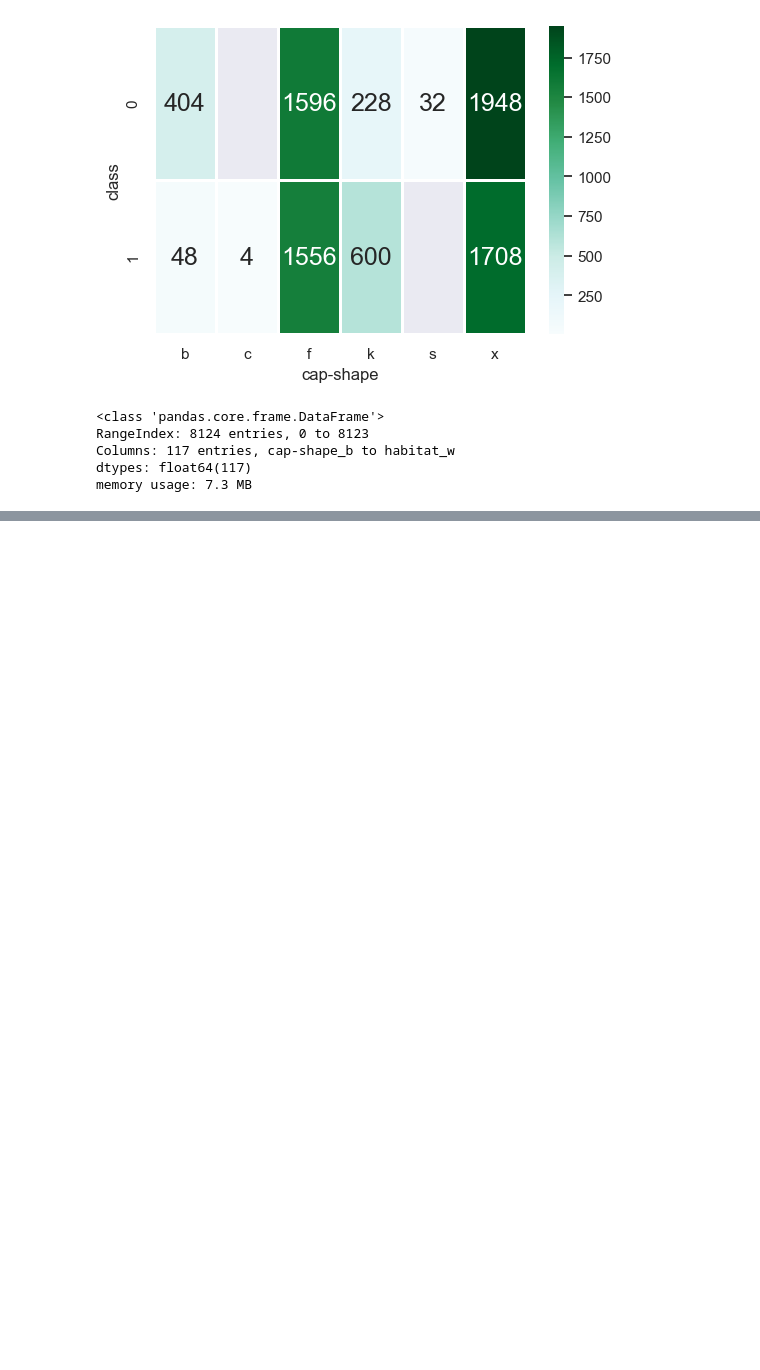
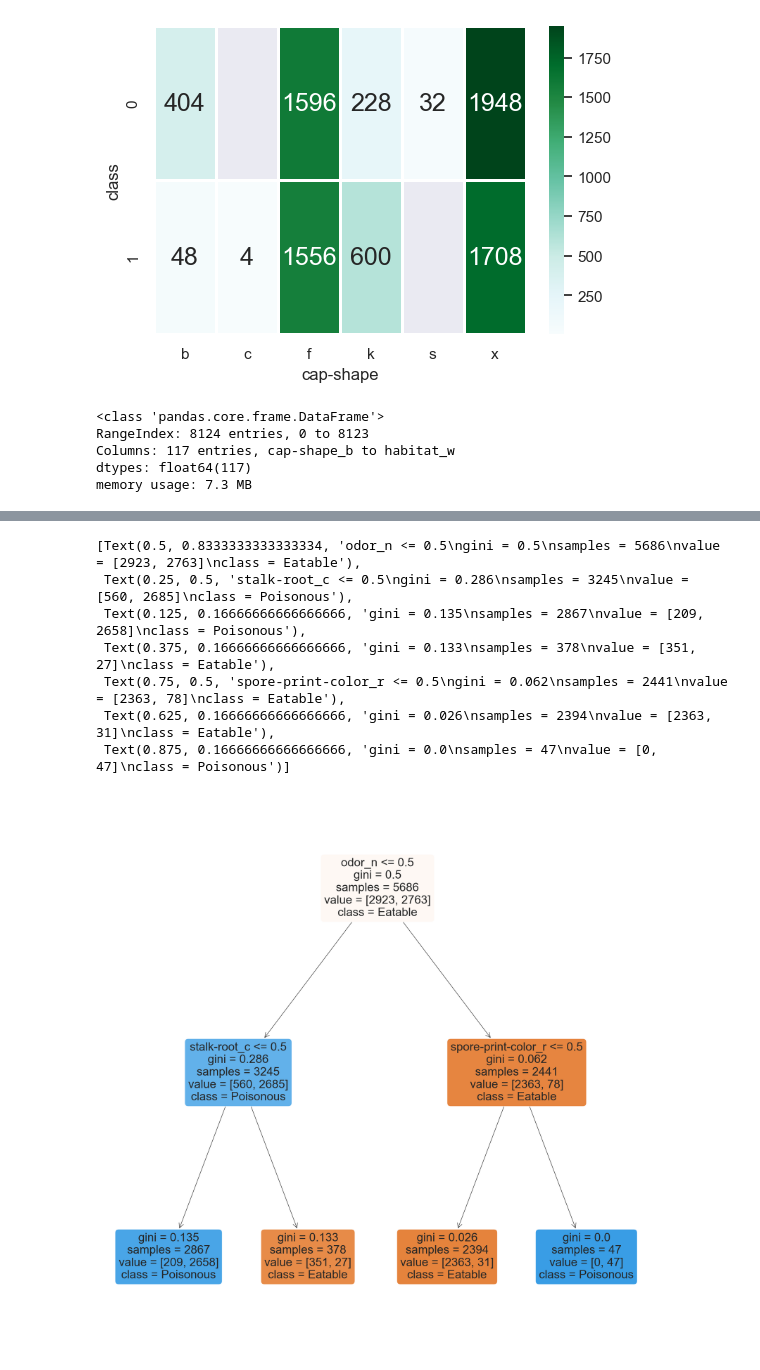
Before and after one commit to a-wild-chocolate/SC1015_miniProject, a Jupyter notebook: Data Analysis.ipynb, the cells around one changed output, grey strips where cells are left out. Cells and saved outputs as stored; diff of their text form; code cells hidden in the pictures; blank space fills up the shorter version.

```diff
--- a/Data Analysis.ipynb
+++ b/Data Analysis.ipynb
@@ -181,0 +273,20 @@ FNR Train :      0.0003620564808110065
+# %%
+#depth 2
+y = pd.DataFrame(mushroom_ohe['class'])
+X = pd.DataFrame(mushroom_ohe.drop('class', axis = 1))
+X_train, X_test, y_train, y_test = train_test_split(X, y, test_size = 0.3)
+dectree = DecisionTreeClassifier(max_depth = 2)  # change max_depth to experiment
+dectree.fit(X_train, y_train)
+f = plt.figure(figsize=(24,24))
+plot_tree(dectree, filled=True, rounded=True,
+          feature_names=X_train.columns,
+          class_names=["Eatable","Poisonous"])
+# %% [output]
+[Text(0.5, 0.8333333333333334, 'odor_n <= 0.5\ngini = 0.5\nsamples = 5686\nvalue = [2923, 2763]\nclass = Eatable'),
+ Text(0.25, 0.5, 'stalk-root_c <= 0.5\ngini = 0.286\nsamples = 3245\nvalue = [560, 2685]\nclass = Poisonous'),
+ Text(0.125, 0.16666666666666666, 'gini = 0.135\nsamples = 2867\nvalue = [209, 2658]\nclass = Poisonous'),
+ Text(0.375, 0.16666666666666666, 'gini = 0.133\nsamples = 378\nvalue = [351, 27]\nclass = Eatable'),
+ Text(0.75, 0.5, 'spore-print-color_r <= 0.5\ngini = 0.062\nsamples = 2441\nvalue = [2363, 78]\nclass = Eatable'),
+ Text(0.625, 0.16666666666666666, 'gini = 0.026\nsamples = 2394\nvalue = [2363, 31]\nclass = Eatable'),
+ Text(0.875, 0.16666666666666666, 'gini = 0.0\nsamples = 47\nvalue = [0, 47]\nclass = Poisonous')]
+[figure, added]
```
Also changed, not shown: parts of 37 cells of this notebook.
